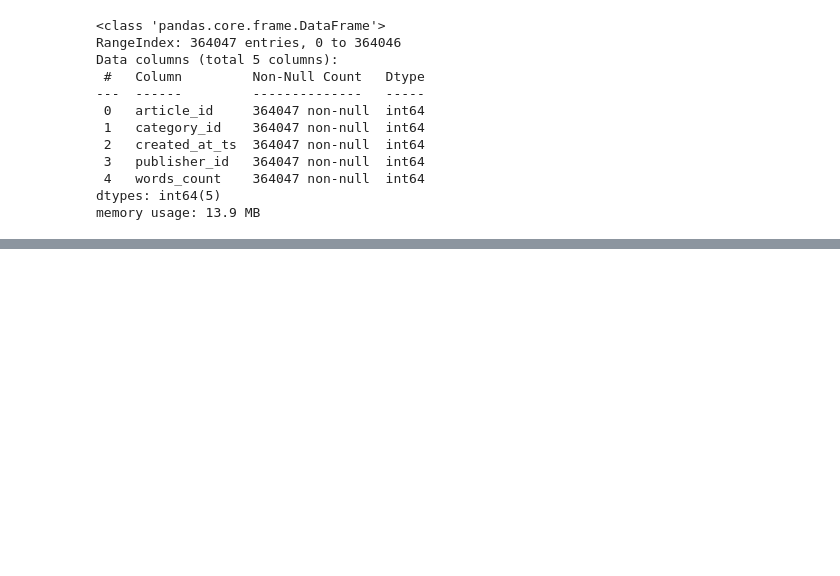
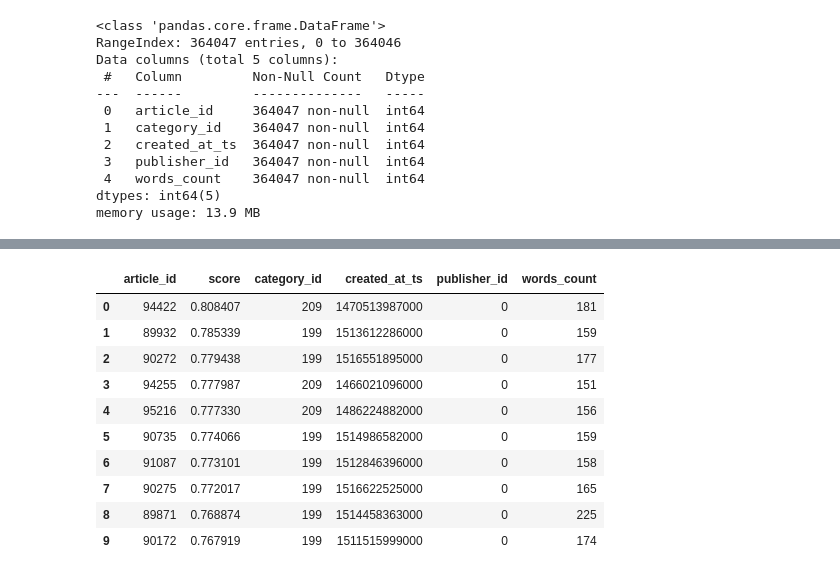
Before and after one commit to amadousysada/content-recommendation, a Jupyter notebook: analyse-exploratoire.ipynb, the cells around one changed output, grey strips where cells are left out. Saved outputs shown, nothing was run; the diff lists cells and outputs as text; code cells hidden in the pictures; blank space fills up the shorter version.

```diff
--- a/analyse-exploratoire.ipynb
+++ b/analyse-exploratoire.ipynb
@@ -74,0 +154,2 @@ clicks_sample.head()
+# %%
+user_profiles = build_users_profiles()
@@ -74,0 +181,55 @@ clicks_sample.head()
+# %%
+class ContentBasedRecommender:
+
+    MODEL_NAME = 'Content-Based'
+
+    def __init__(self, items_df=None):
+        self.item_ids = articles_metadata.article_id.unique()
+        self.items_df = items_df
+
+    def get_model_name(self):
+        return self.MODEL_NAME
+
+    def _get_similar_items_to_user_profile(self, person_id, topn=1000):
+        #Computes the cosine similarity between the user profile and all item profiles
+        cosine_similarities = cosine_similarity(user_profiles[person_id], embeddings)
+        #Gets the top similar items
+        similar_indices = cosine_similarities.argsort().flatten()[-topn:]
+        #Sort the similar items by similarity
+        similar_items = sorted([(self.item_ids[i], cosine_similarities[0,i]) for i in similar_indices], key=lambda x: -x[1])
+        return similar_items
+
+    def recommend_items(self, user_id, items_to_ignore=[], topn=10, verbose=False):
+        similar_items = self._get_similar_items_to_user_profile(user_id)
+        #Ignores items the user has already interacted
+        similar_items_filtered = list(filter(lambda x: x[0] not in items_to_ignore, similar_items))
+
+        recommendations_df = pd.DataFrame(similar_items_filtered, columns=['article_id', 'score']) \
+                                    .head(topn)
+
+        if verbose:
+            if self.items_df is None:
+                raise Exception('"items_df" is required in verbose mode')
+
+            recommendations_df = recommendations_df.merge(self.items_df, how = 'left',
+                                                          left_on = 'article_id',
+                                                          right_on = 'article_id')[['article_id', 'score','category_id', 'created_at_ts', 'publisher_id', 'words_count']]
+
+        return recommendations_df
+
+content_based_recommender_model = ContentBasedRecommender(articles_metadata)
+# %%
+already_seen = clicks_sample.loc[clicks_sample.user_id==50, 'click_article_id'].tolist()
+content_based_recommender_model.recommend_items(user_id=50, items_to_ignore=already_seen, topn=10, verbose=True)
+# %% [output]
+|  | article_id | score | category_id | created_at_ts | publisher_id | words_count |
+| 0 | 94422 | 0.808407 | 209 | 1470513987000 | 0 | 181 |
+| 1 | 89932 | 0.785339 | 199 | 1513612286000 | 0 | 159 |
+| 2 | 90272 | 0.779438 | 199 | 1516551895000 | 0 | 177 |
+| 3 | 94255 | 0.777987 | 209 | 1466021096000 | 0 | 151 |
+| 4 | 95216 | 0.777330 | 209 | 1486224882000 | 0 | 156 |
+| 5 | 90735 | 0.774066 | 199 | 1514986582000 | 0 | 159 |
+| 6 | 91087 | 0.773101 | 199 | 1512846396000 | 0 | 158 |
+| 7 | 90275 | 0.772017 | 199 | 1516622525000 | 0 | 165 |
+| 8 | 89871 | 0.768874 | 199 | 1514458363000 | 0 | 225 |
+| 9 | 90172 | 0.767919 | 199 | 1511515999000 | 0 | 174 |
```
Also changed, not shown: parts of 10 cells of this notebook.
